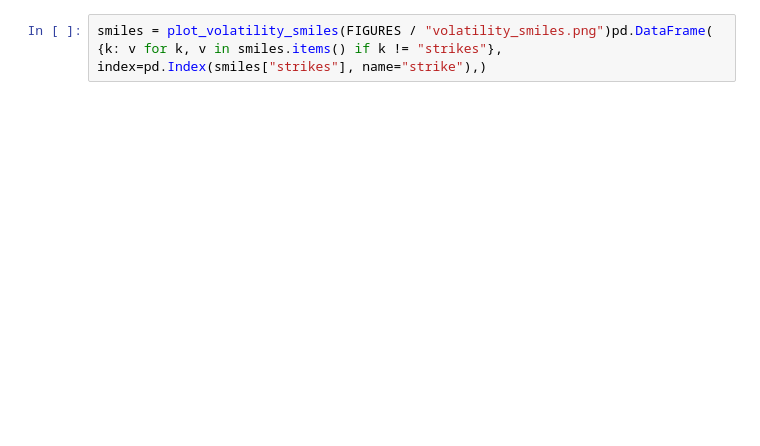
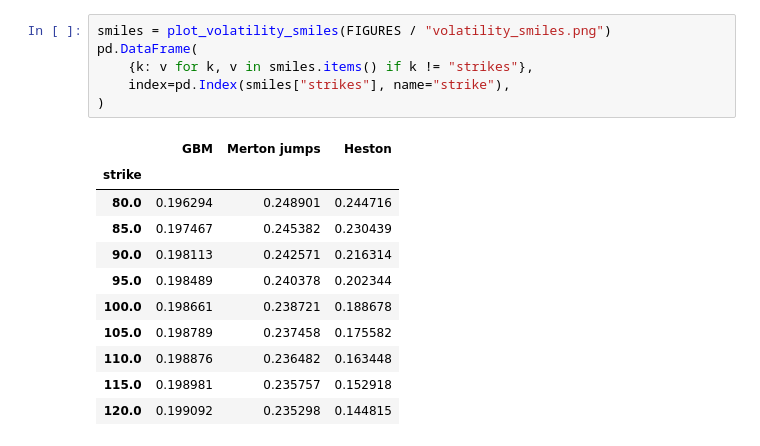
Before and after one commit to namesarnav/mcop, a Jupyter notebook: notebooks/results_report.ipynb, the cells around one changed output. Drawn from its saved outputs; the diff is of its cells as text; blank space fills up the shorter version.

```diff
--- a/notebooks/results_report.ipynb
+++ b/notebooks/results_report.ipynb
@@ -25,2 +121,18 @@ lsm = lsm_american_price(**BASE, n_paths=500_000, n_steps=50, seed=5)pd.DataFram
 # %%
-smiles = plot_volatility_smiles(FIGURES / "volatility_smiles.png")pd.DataFrame(    {k: v for k, v in smiles.items() if k != "strikes"},    index=pd.Index(smiles["strikes"], name="strike"),)
+smiles = plot_volatility_smiles(FIGURES / "volatility_smiles.png")
+pd.DataFrame(
+    {k: v for k, v in smiles.items() if k != "strikes"},
+    index=pd.Index(smiles["strikes"], name="strike"),
+)
+# %% [output]
+|  | GBM | Merton jumps | Heston |
+| strike |  |  |  |
+| 80.0 | 0.196294 | 0.248901 | 0.244716 |
+| 85.0 | 0.197467 | 0.245382 | 0.230439 |
+| 90.0 | 0.198113 | 0.242571 | 0.216314 |
+| 95.0 | 0.198489 | 0.240378 | 0.202344 |
+| 100.0 | 0.198661 | 0.238721 | 0.188678 |
+| 105.0 | 0.198789 | 0.237458 | 0.175582 |
+| 110.0 | 0.198876 | 0.236482 | 0.163448 |
+| 115.0 | 0.198981 | 0.235757 | 0.152918 |
+| 120.0 | 0.199092 | 0.235298 | 0.144815 |
```
Also changed, not shown: parts of 18 cells of this notebook.
